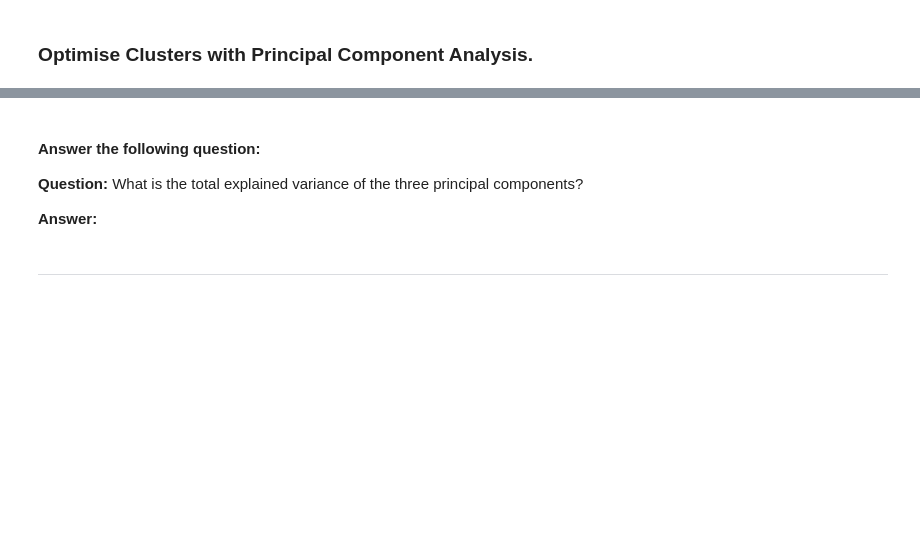
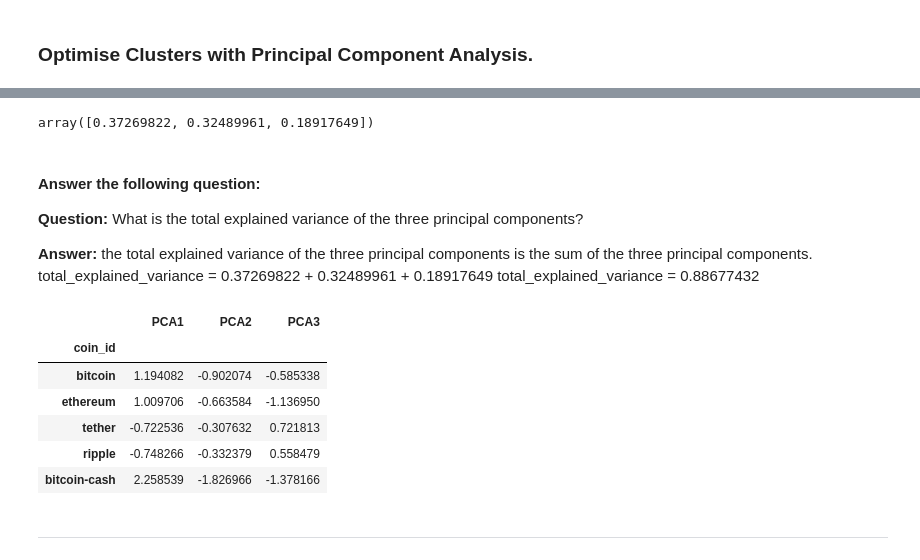
Before and after one commit to kfetero/CryptoClustering, a Jupyter notebook: Crypto_Clustering.ipynb, the cells around one changed output, grey strips where cells are left out. Drawn from its saved outputs; the diff is of its cells as text; code cells hidden in the pictures; blank space fills up the shorter version.

```diff
--- a/Crypto_Clustering.ipynb
+++ b/Crypto_Clustering.ipynb
@@ -233,24 +233,37 @@ array([[ 0.44890795, -1.24537573, -0.8506404 ],
 # %%
 # Retrieve the explained variance to determine how much information
 # can be attributed to each principal component.
+pca_model.explained_variance_ratio_
+# %% [output]
+array([0.37269822, 0.32489961, 0.18917649])
 # %% [markdown]
 #### Answer the following question:
 
 **Question:** What is the total explained variance of the three principal components?
 
-**Answer:**
+**Answer:** the total explained variance of the three principal components is the sum of the three principal components.
+total_explained_variance = 0.37269822 + 0.32489961 + 0.18917649
+total_explained_variance = 0.88677432
 # %%
-# Create a new DataFrame with the PCA data.
-
-# Creating a DataFrame with the PCA data
+# Create a new DataFrame with the PCA data
+df_pca_data = pd.DataFrame(crypto_info_pca, columns=["PCA1", "PCA2", "PCA3"])
 
 # Copy the crypto names from the original data
+df_pca_data["coin_id"] = df_crypto_market_scaled_predictions.index
 
-
-# Set the coinid column as index
-
+# Set the coin_id column as index
+df_pca_data = df_pca_data.set_index("coin_id")
 
 # Display sample data
+df_pca_data.head()
+# %% [output]
+|  | PCA1 | PCA2 | PCA3 |
+| coin_id |  |  |  |
+| bitcoin | 1.194082 | -0.902074 | -0.585338 |
+| ethereum | 1.009706 | -0.663584 | -1.136950 |
+| tether | -0.722536 | -0.307632 | 0.721813 |
+| ripple | -0.748266 | -0.332379 | 0.558479 |
+| bitcoin-cash | 2.258539 | -1.826966 | -1.378166 |
 # %% [markdown]
 ---
 # %% [markdown]
```
Also changed, not shown: parts of 12 cells of this notebook.
